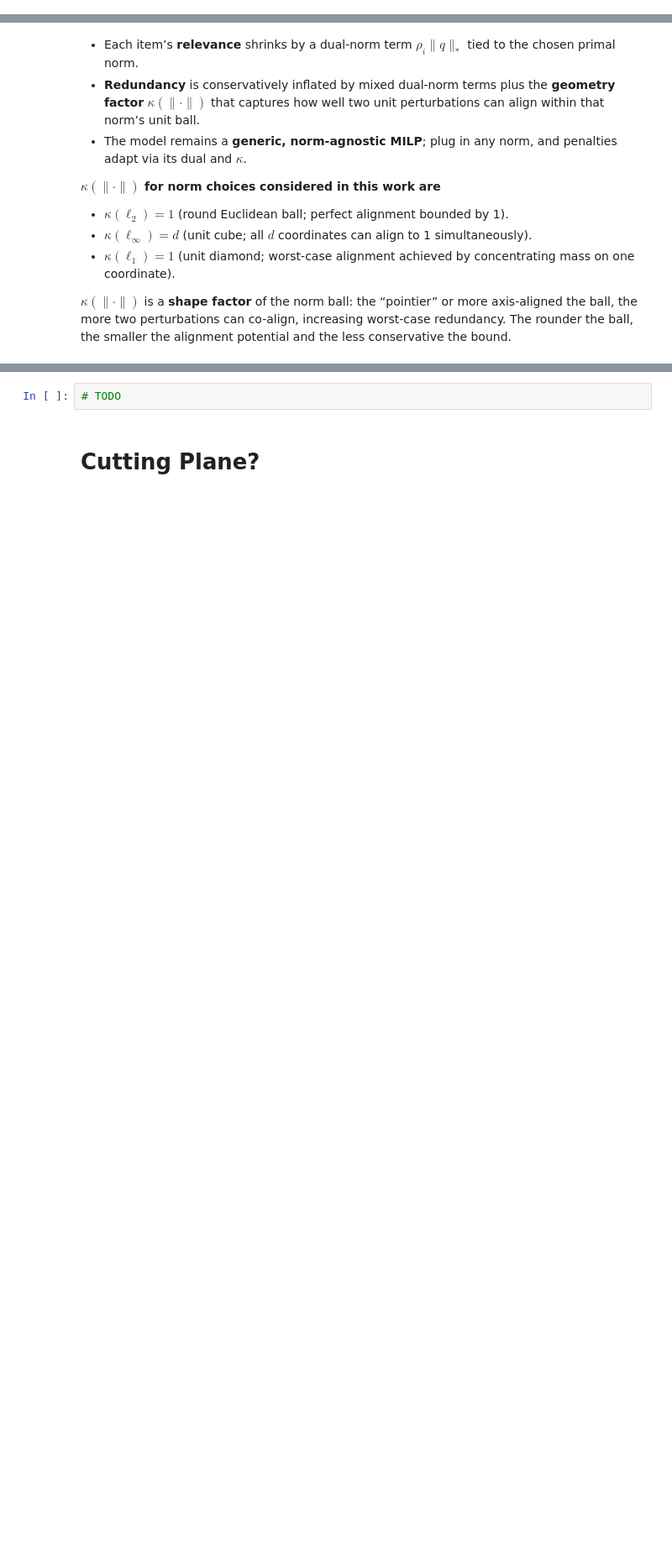
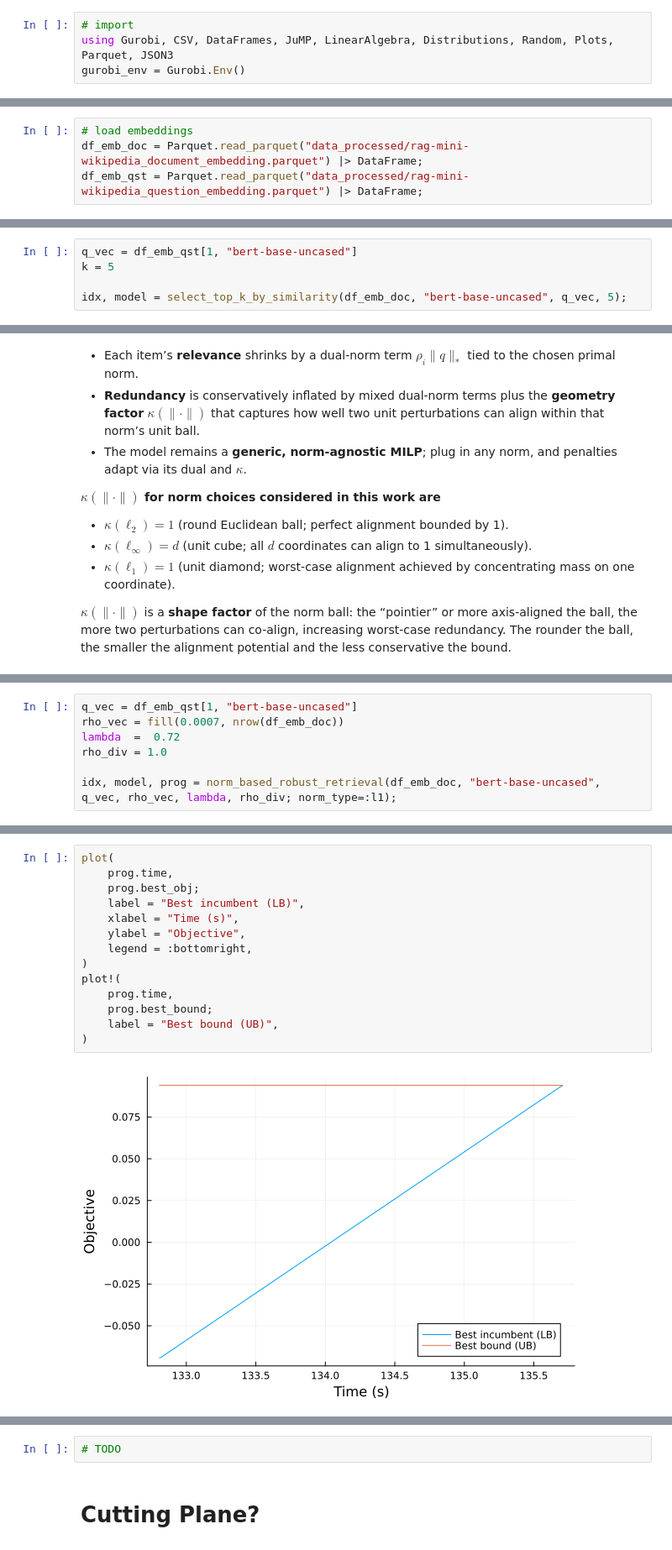
Before and after one commit to kbzh2558/robustness_view_of_rag, a Jupyter notebook: robust_rag.ipynb, the cells around one changed output, grey strips where cells are left out. Shown at 84% size. Drawn from its saved outputs; the diff is of its cells as text; blank space fills up the shorter version.

Commit message:
update bert normalization &. gurobi implementation

```diff
--- a/robust_rag.ipynb
+++ b/robust_rag.ipynb
@@ -0,0 +1,4 @@
+# %%
+# import
+using Gurobi, CSV, DataFrames, JuMP, LinearAlgebra, Distributions, Random, Plots, Parquet, JSON3
+gurobi_env = Gurobi.Env()
@@ -0,0 +9,4 @@
+# %%
+# load embeddings
+df_emb_doc = Parquet.read_parquet("data_processed/rag-mini-wikipedia_document_embedding.parquet") |> DataFrame;
+df_emb_qst = Parquet.read_parquet("data_processed/rag-mini-wikipedia_question_embedding.parquet") |> DataFrame;
@@ -39,0 +144,5 @@ It thus provides a simple, interpretable baseline before introducing robust or m
+# %%
+q_vec = df_emb_qst[1, "bert-base-uncased"]
+k = 5
+
+idx, model = select_top_k_by_similarity(df_emb_doc, "bert-base-uncased", q_vec, 5);
@@ -216,0 +438,7 @@ $\kappa(\|\cdot\|)$ is a **shape factor** of the norm ball: the “pointier” o
+# %%
+q_vec = df_emb_qst[1, "bert-base-uncased"]
+rho_vec = fill(0.0007, nrow(df_emb_doc))
+lambda  =  0.72
+rho_div = 1.0
+
+idx, model, prog = norm_based_robust_retrieval(df_emb_doc, "bert-base-uncased", q_vec, rho_vec, lambda, rho_div; norm_type=:l1);
@@ -217,3 +458,19 @@ $\kappa(\|\cdot\|)$ is a **shape factor** of the norm ball: the “pointier” o
+# %%
+plot(
+    prog.time,
+    prog.best_obj;
+    label = "Best incumbent (LB)",
+    xlabel = "Time (s)",
+    ylabel = "Objective",
+    legend = :bottomright,
+)
+plot!(
+    prog.time,
+    prog.best_bound;
+    label = "Best bound (UB)",
+)
+# %% [output]
+[figure, added]
 # %% [markdown]
 ### 2) Polyhedral $k$-Sparsity Uncertainty (Budgeted Coordinate Erasures)
 
```
Also changed, not shown: parts of 10 cells of this notebook, 7 other files.
